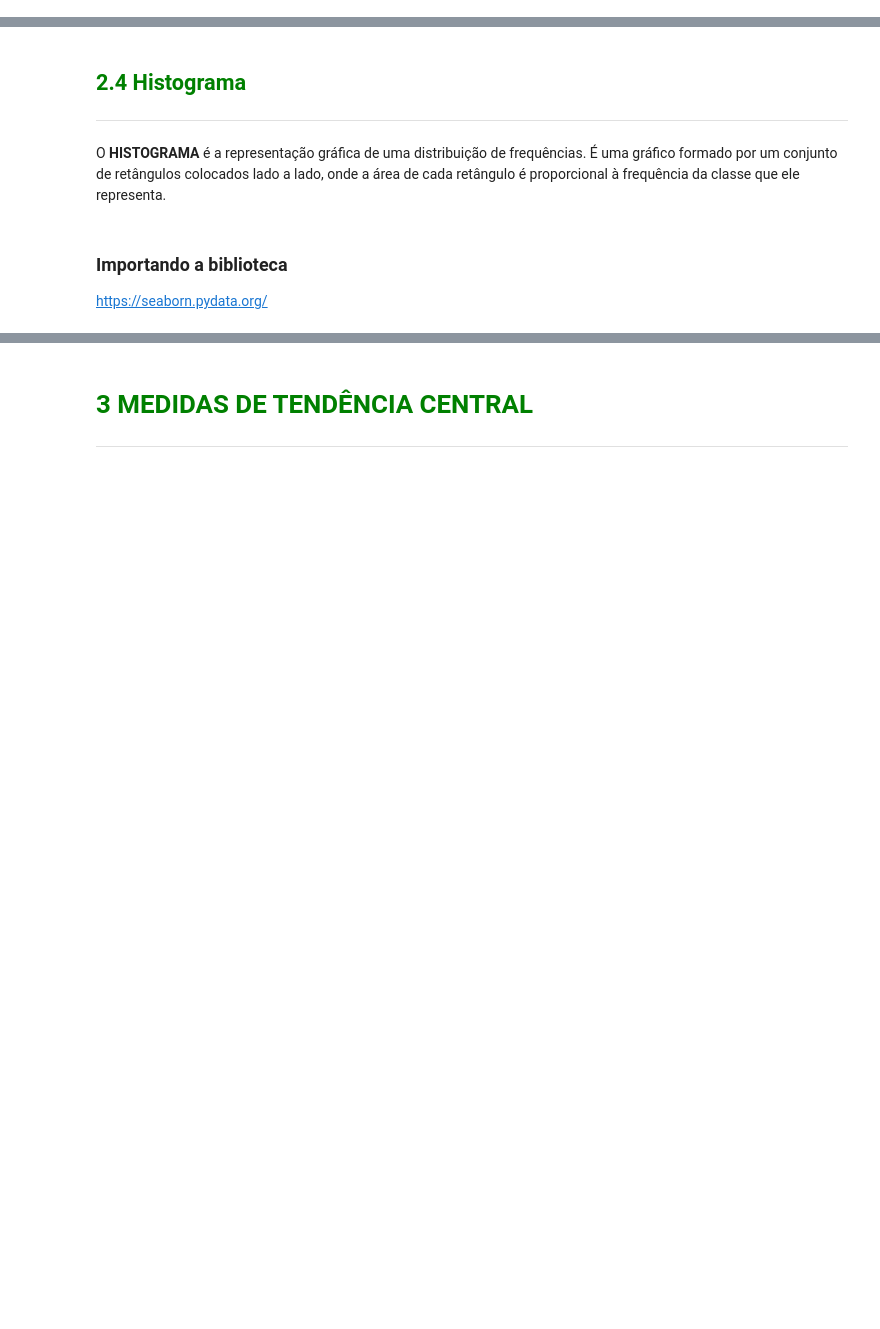
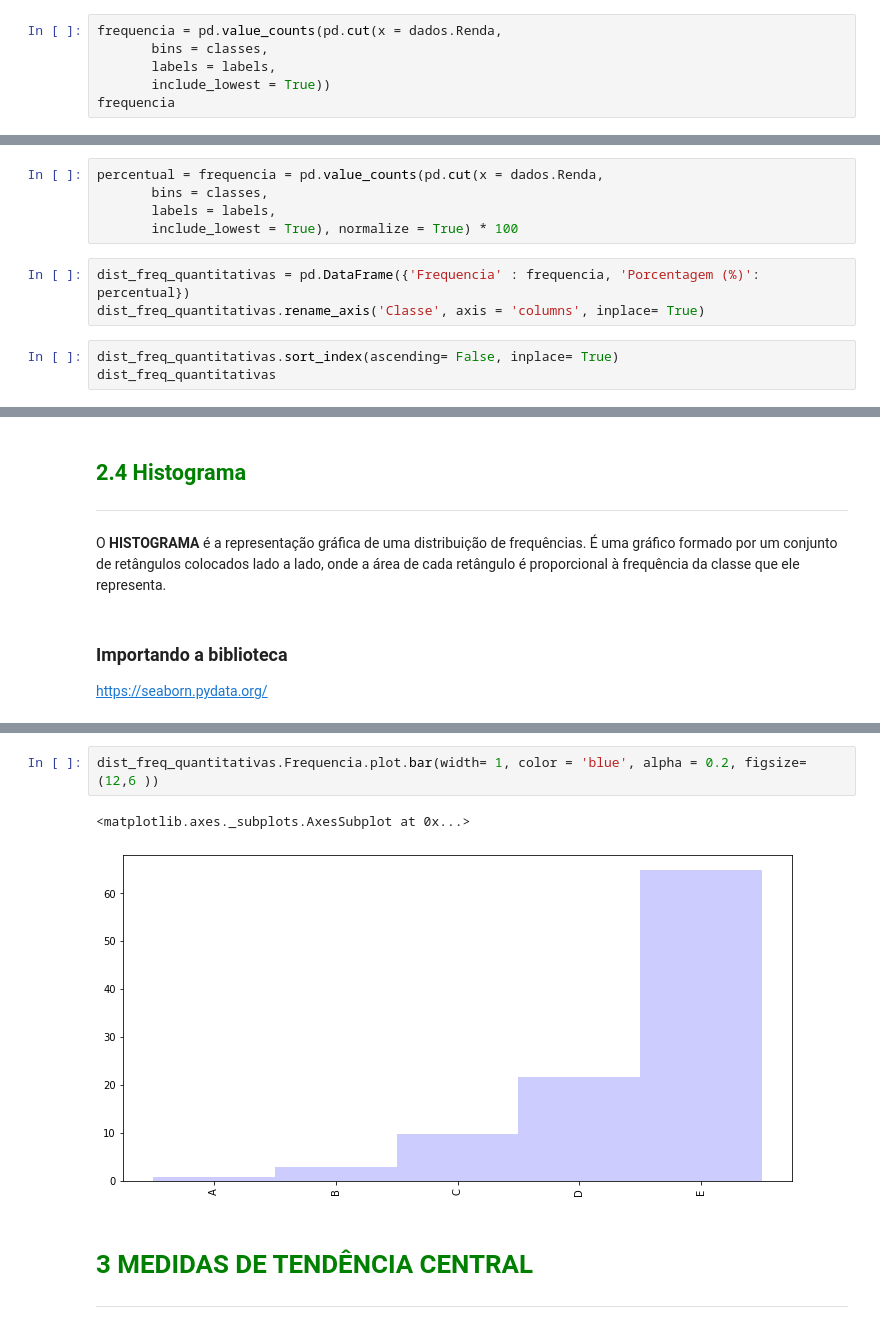
Before and after one commit to vsoier/Curso_de_Estat-stica_Parte_1, a Jupyter notebook: Curso_de_Estatística_Parte_1.ipynb, the cells around one changed output, grey strips where cells are left out. Saved outputs shown, nothing was run; the diff lists cells and outputs as text; blank space fills up the shorter version.

```diff
--- a/Curso_de_Estatística_Parte_1.ipynb
+++ b/Curso_de_Estatística_Parte_1.ipynb
@@ -201,3 +339,9 @@ onde <b>SM</b> é o valor do salário mínimo na época. Em nosso caso <b>R$ 788
 ### Passo 2 - Criar a tabela de frequências
 # %% [markdown]
 https://pandas.pydata.org/pandas-docs/version/0.22/generated/pandas.cut.html
+# %%
+frequencia = pd.value_counts(pd.cut(x = dados.Renda,
+       bins = classes,
+       labels = labels,
+       include_lowest = True))
+frequencia
@@ -203,0 +355,11 @@ https://pandas.pydata.org/pandas-docs/version/0.22/generated/pandas.cut.html
+# %%
+percentual = frequencia = pd.value_counts(pd.cut(x = dados.Renda,
+       bins = classes,
+       labels = labels,
+       include_lowest = True), normalize = True) * 100
+# %%
+dist_freq_quantitativas = pd.DataFrame({'Frequencia' : frequencia, 'Porcentagem (%)': percentual})
+dist_freq_quantitativas.rename_axis('Classe', axis = 'columns', inplace= True)
+# %%
+dist_freq_quantitativas.sort_index(ascending= False, inplace= True)
+dist_freq_quantitativas
@@ -228,3 +472,8 @@ https://seaborn.pydata.org/
+# %%
+dist_freq_quantitativas.Frequencia.plot.bar(width= 1, color = 'blue', alpha = 0.2, figsize= (12,6 ))
+# %% [output]
+<matplotlib.axes._subplots.AxesSubplot at 0x...>
+[figure, added]
 # %% [markdown]
 # <font color=green>3 MEDIDAS DE TENDÊNCIA CENTRAL</font>
 ***
```
Also changed, not shown: parts of 83 cells of this notebook.
